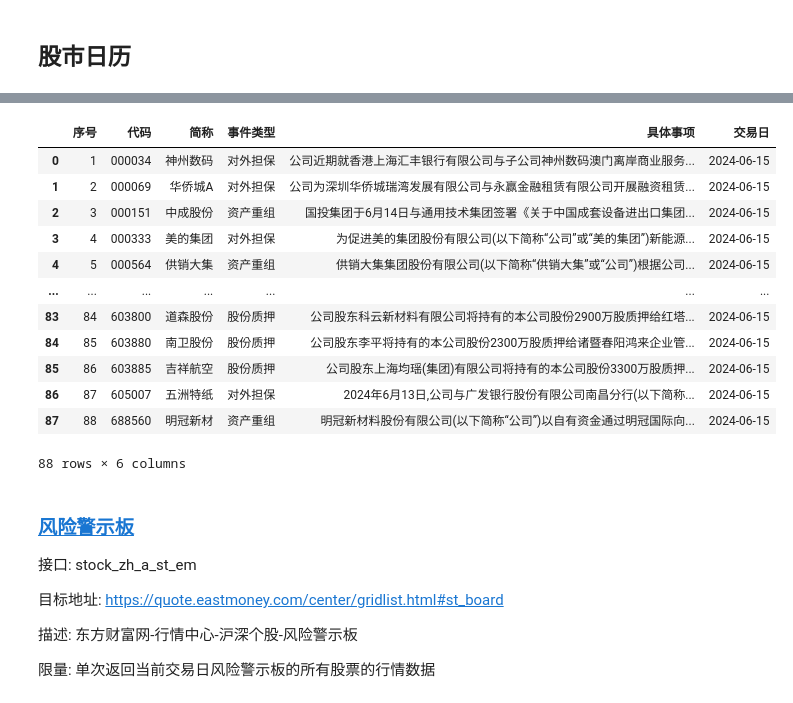
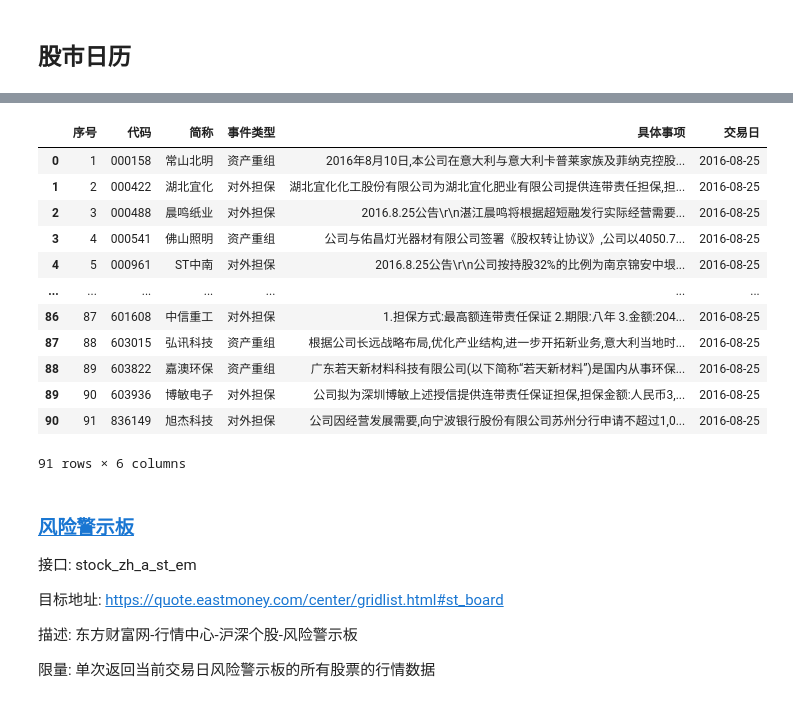
Before and after one commit to EveryFine/GeniusAI, a Jupyter notebook: GeniusChatbots/playground/datasource/AKShare获取股票信息.ipynb, the cells around one changed output, grey strips where cells are left out. Cells and saved outputs as stored; diff of their text form; code cells hidden in the pictures.

```diff
--- a/GeniusChatbots/playground/datasource/AKShare获取股票信息.ipynb
+++ b/GeniusChatbots/playground/datasource/AKShare获取股票信息.ipynb
@@ -7,22 +29,22 @@
 # %%
 import akshare as ak
 
-stock_gsrl_gsdt_em_df = ak.stock_gsrl_gsdt_em(date="20240615")
+stock_gsrl_gsdt_em_df = ak.stock_gsrl_gsdt_em(date="20160825")  ## 20130815
 stock_gsrl_gsdt_em_df
 # %% [output]
 |  | 序号 | 代码 | 简称 | 事件类型 | 具体事项 | 交易日 |
-| 0 | 1 | 000034 | 神州数码 | 对外担保 | 公司近期就香港上海汇丰银行有限公司与子公司神州数码澳门离岸商业服务... | 2024-06-15 |
-| 1 | 2 | 000069 | 华侨城A | 对外担保 | 公司为深圳华侨城瑞湾发展有限公司与永赢金融租赁有限公司开展融资租赁... | 2024-06-15 |
-| 2 | 3 | 000151 | 中成股份 | 资产重组 | 国投集团于6月14日与通用技术集团签署《关于中国成套设备进出口集团... | 2024-06-15 |
-| 3 | 4 | 000333 | 美的集团 | 对外担保 | 为促进美的集团股份有限公司(以下简称“公司”或“美的集团”)新能源... | 2024-06-15 |
-| 4 | 5 | 000564 | 供销大集 | 资产重组 | 供销大集集团股份有限公司(以下简称“供销大集”或“公司”)根据公司... | 2024-06-15 |
+| 0 | 1 | 000158 | 常山北明 | 资产重组 | 2016年8月10日,本公司在意大利与意大利卡普莱家族及菲纳克控股... | 2016-08-25 |
+| 1 | 2 | 000422 | 湖北宜化 | 对外担保 | 湖北宜化化工股份有限公司为湖北宜化肥业有限公司提供连带责任担保,担... | 2016-08-25 |
+| 2 | 3 | 000488 | 晨鸣纸业 | 对外担保 | 2016.8.25公告\r\n湛江晨鸣将根据超短融发行实际经营需要... | 2016-08-25 |
+| 3 | 4 | 000541 | 佛山照明 | 资产重组 | 公司与佑昌灯光器材有限公司签署《股权转让协议》,公司以4050.7... | 2016-08-25 |
+| 4 | 5 | 000961 | ST中南 | 对外担保 | 2016.8.25公告\r\n公司按持股32%的比例为南京锦安中垠... | 2016-08-25 |
 | ... | ... | ... | ... | ... | ... | ... |
-| 83 | 84 | 603800 | 道森股份 | 股份质押 | 公司股东科云新材料有限公司将持有的本公司股份2900万股质押给红塔... | 2024-06-15 |
-| 84 | 85 | 603880 | 南卫股份 | 股份质押 | 公司股东李平将持有的本公司股份2300万股质押给诸暨春阳鸿来企业管... | 2024-06-15 |
-| 85 | 86 | 603885 | 吉祥航空 | 股份质押 | 公司股东上海均瑶(集团)有限公司将持有的本公司股份3300万股质押... | 2024-06-15 |
-| 86 | 87 | 605007 | 五洲特纸 | 对外担保 | 2024年6月13日,公司与广发银行股份有限公司南昌分行(以下简称... | 2024-06-15 |
-| 87 | 88 | 688560 | 明冠新材 | 资产重组 | 明冠新材料股份有限公司(以下简称“公司”)以自有资金通过明冠国际向... | 2024-06-15 |
+| 86 | 87 | 601608 | 中信重工 | 对外担保 | 1.担保方式:最高额连带责任保证 2.期限:八年 3.金额:204... | 2016-08-25 |
+| 87 | 88 | 603015 | 弘讯科技 | 资产重组 | 根据公司长远战略布局,优化产业结构,进一步开拓新业务,意大利当地时... | 2016-08-25 |
+| 88 | 89 | 603822 | 嘉澳环保 | 资产重组 | 广东若天新材料科技有限公司(以下简称“若天新材料”)是国内从事环保... | 2016-08-25 |
+| 89 | 90 | 603936 | 博敏电子 | 对外担保 | 公司拟为深圳博敏上述授信提供连带责任保证担保,担保金额:人民币3,... | 2016-08-25 |
+| 90 | 91 | 836149 | 旭杰科技 | 对外担保 | 公司因经营发展需要,向宁波银行股份有限公司苏州分行申请不超过1,0... | 2016-08-25 |
-88 rows × 6 columns
+91 rows × 6 columns
 # %% [markdown]
 ### [风险警示板](https://akshare.akfamily.xyz/data/stock/stock.html#id42)
 
```
Also changed, not shown: parts of 75 cells of this notebook.
